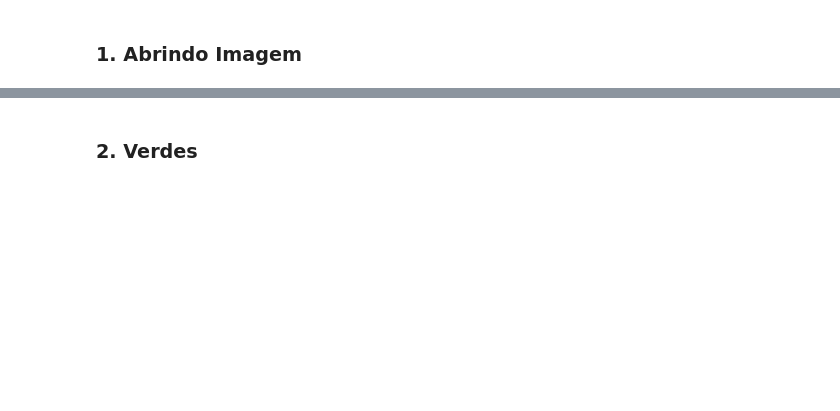
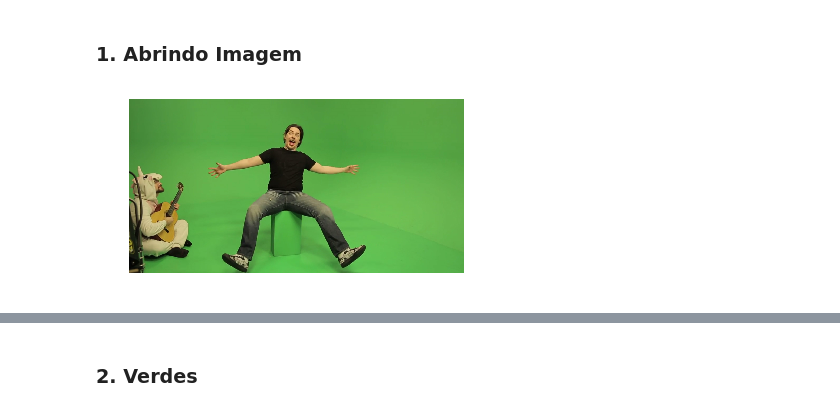
Before and after one commit to cordeirolibel/pdi, a Jupyter notebook: T05/T05.ipynb, the cells around one changed output, grey strips where cells are left out. Cells and saved outputs as stored; diff of their text form; code cells hidden in the pictures; blank space fills up the shorter version.

```diff
--- a/T05/T05.ipynb
+++ b/T05/T05.ipynb
@@ -26,5 +26,7 @@ def norm(im):
 # %% [markdown]
 ### 1. Abrindo Imagem
 # %%
-im = cv2.imread("2.bmp")
+im = cv2.imread("4.bmp")
 imshow(im)
+# %% [output]
+[figure, added]
```
Also changed, not shown: parts of 4 cells of this notebook, 2 other files.
